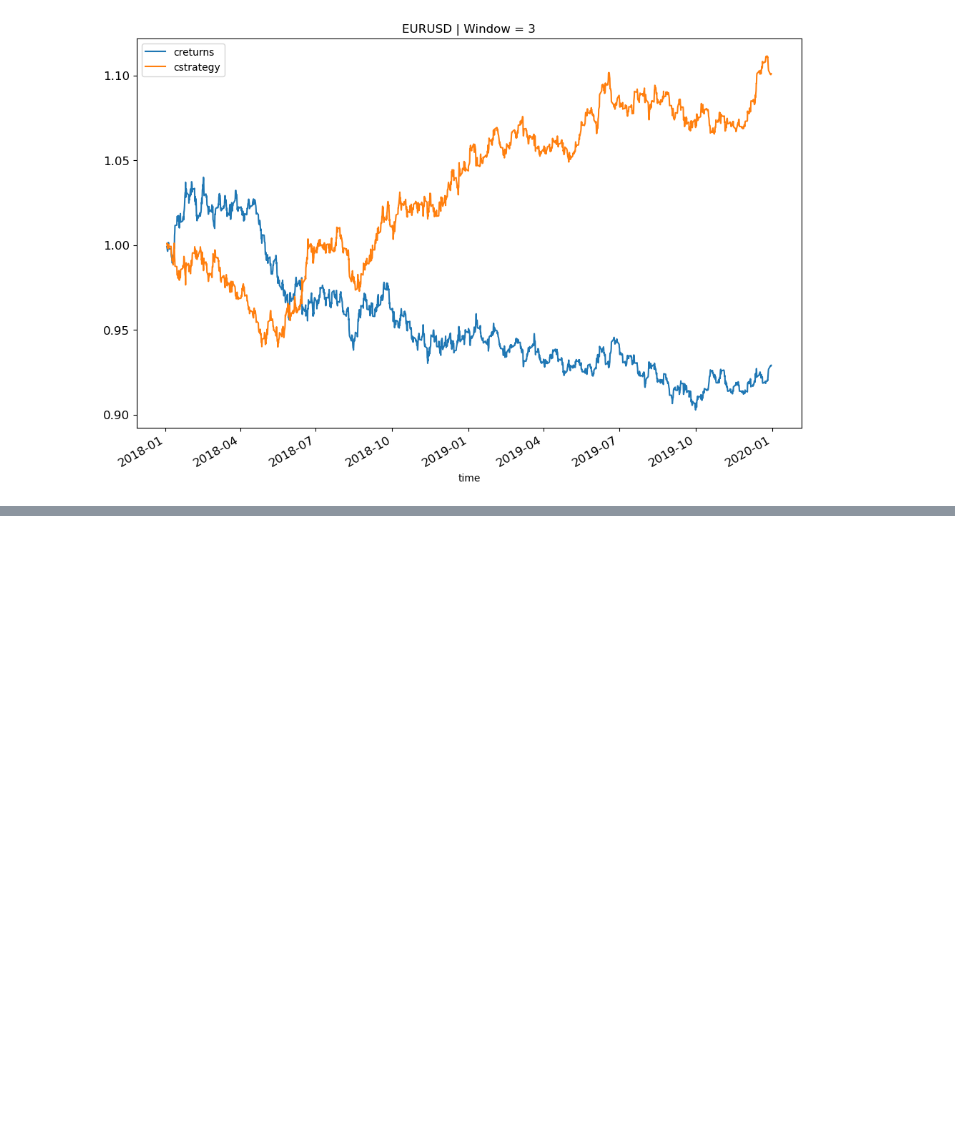
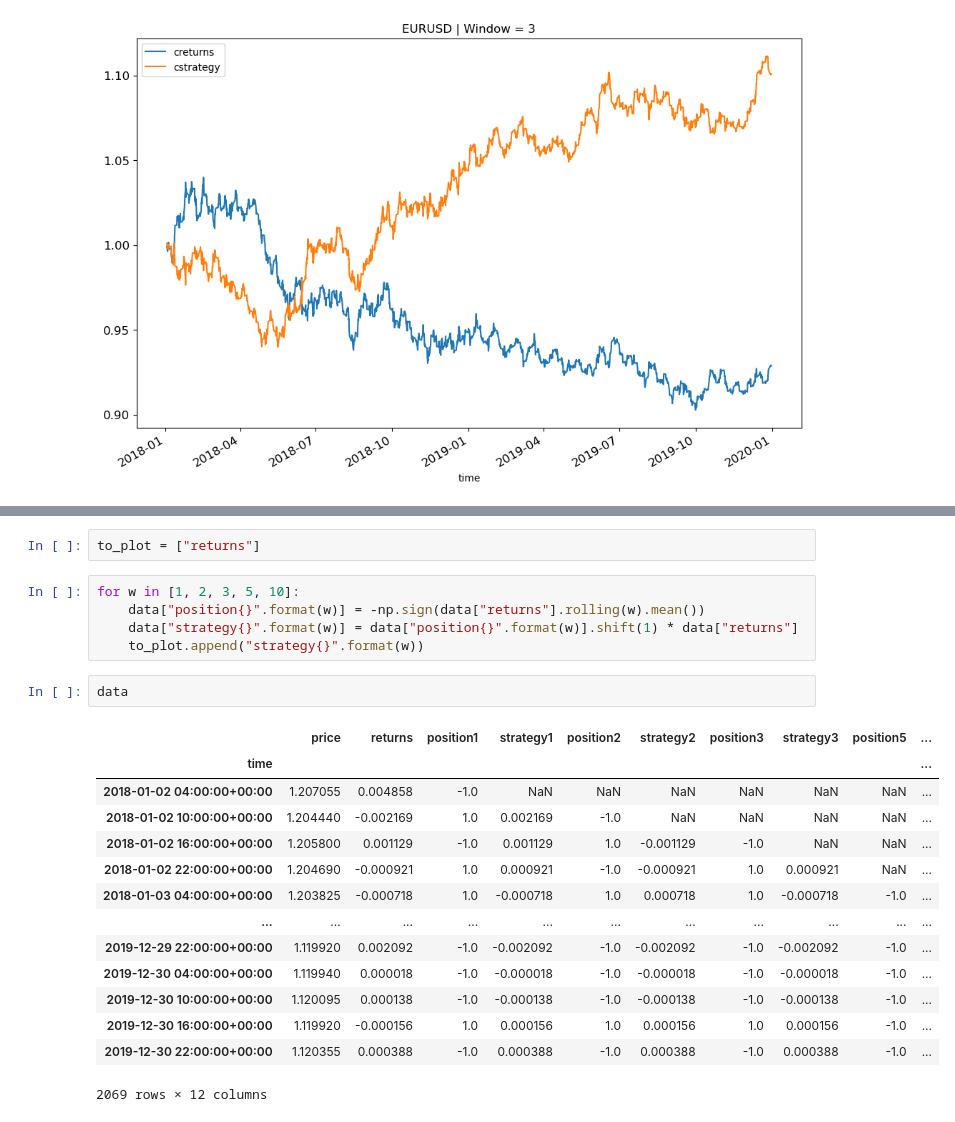
Before and after one commit to apasvenskas/Python-practice-with-financial-data, a Jupyter notebook: Testing/Backtesting_simple_contrarian_strategies.ipynb, the cells around one changed output, grey strips where cells are left out. Saved outputs shown, nothing was run; the diff lists cells and outputs as text; blank space fills up the shorter version.

```diff
--- a/Testing/Backtesting_simple_contrarian_strategies.ipynb
+++ b/Testing/Backtesting_simple_contrarian_strategies.ipynb
@@ -278,0 +322,24 @@ plt.show()
+# %%
+to_plot = ["returns"]
+# %%
+for w in [1, 2, 3, 5, 10]:
+    data["position{}".format(w)] = -np.sign(data["returns"].rolling(w).mean())
+    data["strategy{}".format(w)] = data["position{}".format(w)].shift(1) * data["returns"]
+    to_plot.append("strategy{}".format(w))
+# %%
+data
+# %% [output]
+|  | price | returns | position1 | strategy1 | position2 | strategy2 | position3 | strategy3 | position5 | ... |
+| time |  |  |  |  |  |  |  |  |  | ... |
+| 2018-01-02 04:00:00+00:00 | 1.207055 | 0.004858 | -1.0 | NaN | NaN | NaN | NaN | NaN | NaN | ... |
+| 2018-01-02 10:00:00+00:00 | 1.204440 | -0.002169 | 1.0 | 0.002169 | -1.0 | NaN | NaN | NaN | NaN | ... |
+| 2018-01-02 16:00:00+00:00 | 1.205800 | 0.001129 | -1.0 | 0.001129 | 1.0 | -0.001129 | -1.0 | NaN | NaN | ... |
+| 2018-01-02 22:00:00+00:00 | 1.204690 | -0.000921 | 1.0 | 0.000921 | -1.0 | -0.000921 | 1.0 | 0.000921 | NaN | ... |
+| 2018-01-03 04:00:00+00:00 | 1.203825 | -0.000718 | 1.0 | -0.000718 | 1.0 | 0.000718 | 1.0 | -0.000718 | -1.0 | ... |
+| ... | ... | ... | ... | ... | ... | ... | ... | ... | ... | ... |
+| 2019-12-29 22:00:00+00:00 | 1.119920 | 0.002092 | -1.0 | -0.002092 | -1.0 | -0.002092 | -1.0 | -0.002092 | -1.0 | ... |
+| 2019-12-30 04:00:00+00:00 | 1.119940 | 0.000018 | -1.0 | -0.000018 | -1.0 | -0.000018 | -1.0 | -0.000018 | -1.0 | ... |
+| 2019-12-30 10:00:00+00:00 | 1.120095 | 0.000138 | -1.0 | -0.000138 | -1.0 | -0.000138 | -1.0 | -0.000138 | -1.0 | ... |
+| 2019-12-30 16:00:00+00:00 | 1.119920 | -0.000156 | 1.0 | 0.000156 | 1.0 | 0.000156 | 1.0 | 0.000156 | -1.0 | ... |
+| 2019-12-30 22:00:00+00:00 | 1.120355 | 0.000388 | -1.0 | 0.000388 | -1.0 | 0.000388 | -1.0 | 0.000388 | -1.0 | ... |
+2069 rows × 12 columns
```
Also changed, not shown: parts of 9 cells of this notebook.
